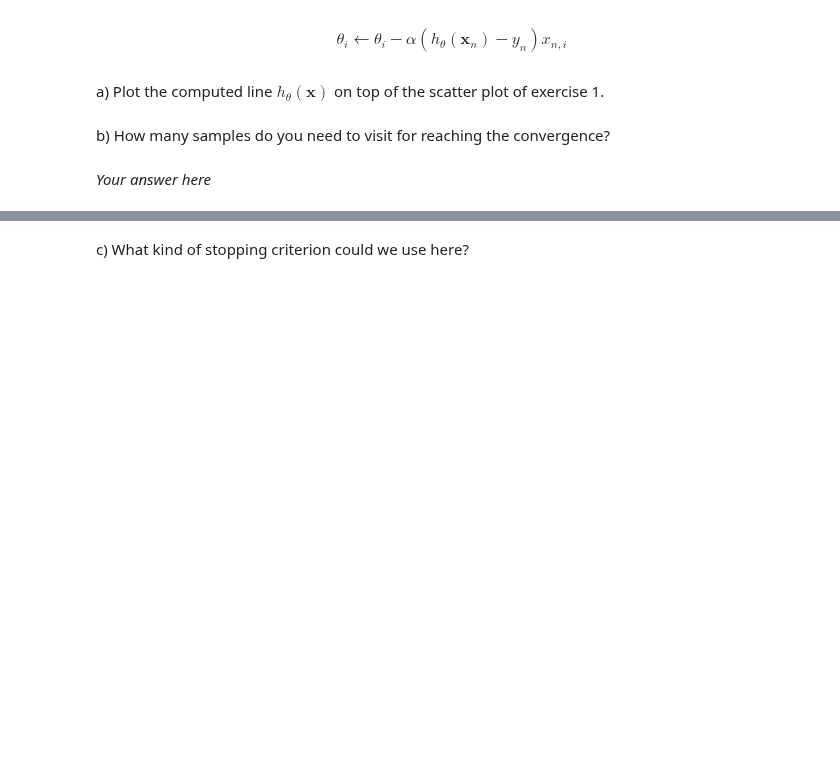
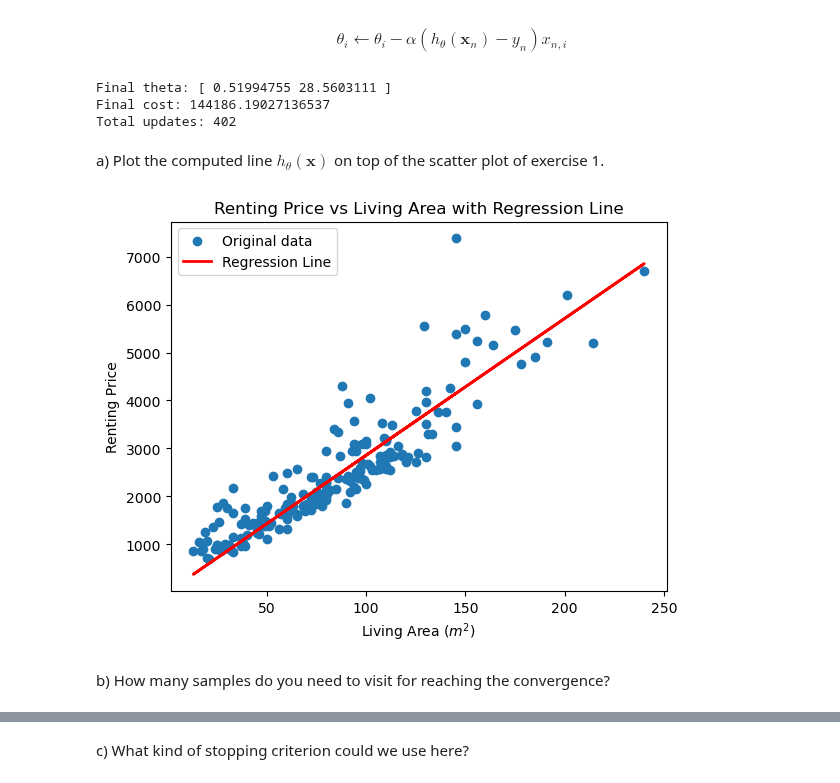
Before and after one commit to evarayHEIG/machle_labs, a Jupyter notebook: pw4/pw4-linear-regression-stud.ipynb, the cells around one changed output, grey strips where cells are left out. Cells and saved outputs as stored; diff of their text form; code cells hidden in the pictures; blank space fills up the shorter version.

```diff
--- a/pw4/pw4-linear-regression-stud.ipynb
+++ b/pw4/pw4-linear-regression-stud.ipynb
@@ -246,4 +414,15 @@ _Your answer here_
 Implement the stochastic gradient descent algorithm for the previous problem. As seen in the theory, the update rules are:
 # %% [markdown]
 $$\theta_{i} \leftarrow \theta_{i} - \alpha (h_{\theta}(\mathbf{x}_{n}) - y_{n}) x_{n,i} \tag{8}$$
+# %%
+def linear_regression_gradient_no_average(theta, X, y):
+    """
+    Gradient for linear regression WITHOUT averaging (pure SGD formula).
+    ∇J = X^T · (X·theta - y)
+
+    For single example (SGD): gradient = (h_theta(x_n) - y_n) * x_n
+    """
+    predictions = X.dot(theta)
+    errors = predictions - y
+    return X.T.dot(errors)
 # %%
@@ -251,8 +440,44 @@ $$\theta_{i} \leftarrow \theta_{i} - \alpha (h_{\theta}(\mathbf{x}_{n}) - y_{n})
+# %%
+# Préparer les données
+X = dataset['living_area'].to_numpy()
+X_b = np.c_[np.ones((X.shape[0], 1)), X]
+y = dataset['rent_price'].to_numpy()
+
+initial_theta = np.zeros(2)
+alpha = 0.00001
+n_epochs = 2
+
+theta, history = stochastic_gradient_descent(
+    initial_theta,
+    alpha,
+    linear_regression_gradient_no_average,
+    X_b,
+    y,
+    cost_fn=mse_cost,
+    max_iterations=n_epochs
+)
+
+print("Final theta:", theta)
+print("Final cost:", history['cost'][-1])
+print(f"Total updates: {len(history['cost'])}")
+# %% [output]
+Final theta: [ 0.51994755 28.5603111 ]
+Final cost: 144186.19027136537
+Total updates: 402
 # %% [markdown]
 a) Plot the computed line $h_{\theta}(\mathbf{x})$ on top of the scatter plot of exercise 1.
 # %%
-# Your code here
+# Compute predictions for all data points using the latest theta and feature matrix
+y_pred_all = X_b @ theta
+
+plt.scatter(dataset['living_area'], dataset['rent_price'], label='Original data')
+plt.plot(X, y_pred_all, color='red', linewidth=2, label='Regression Line')
+plt.title('Renting Price vs Living Area with Regression Line')
+plt.xlabel('Living Area ($m^2$)')
+plt.ylabel('Renting Price')
+plt.legend()
+plt.show()
+# %% [output]
+[figure, added]
 # %% [markdown]
 b) How many samples do you need to visit for reaching the convergence?
-# %% [markdown]
-_Your answer here_
```
Also changed, not shown: parts of 39 cells of this notebook.
